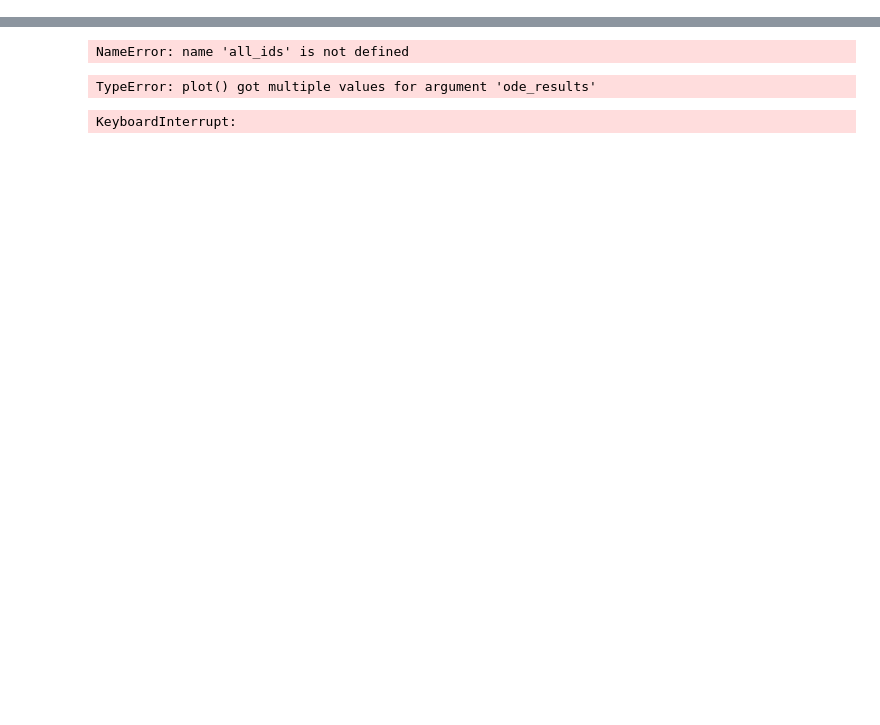
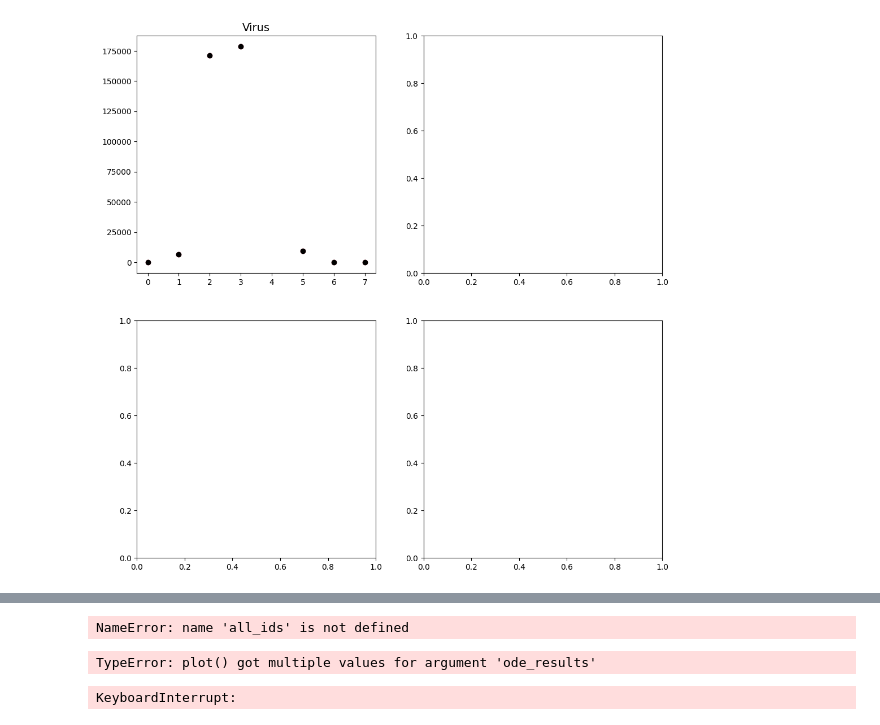
Before and after one commit to DoctorGoose/VirtualPatient, a Jupyter notebook: python/Patient_Generator.ipynb, the cells around one changed output, grey strips where cells are left out. Saved outputs shown, nothing was run; the diff lists cells and outputs as text; code cells hidden in the pictures; blank space fills up the shorter version.

```diff
--- a/python/Patient_Generator.ipynb
+++ b/python/Patient_Generator.ipynb
@@ -57,0 +1727,85 @@ df_Human_selected = df_Human_selected[['DAY', 'State', 'Metric', 'Value', 'Sampl
+# %%
+def sweep_plot(patients, subplot_config, sweep_patients=None):
+    t_span = patients.t_span
+    x_ticks = np.arange(t_span[0], t_span[-1] + 1, 1)
+    n_subplots = len(subplot_config)
+    n_rows, n_cols = int(np.ceil(np.sqrt(n_subplots))), int(np.ceil(n_subplots / np.sqrt(n_subplots)))
+    base_font_size = 12
+    all_mean_data = {}
+    all_std_data = {}
+
+    for config in subplot_config:
+        if config['data_key']:
+            mean_data, std_data = calculate_mean_patient_data(patients.patients, config['data_key'])
+            all_mean_data[config['data_key']] = mean_data
+            all_std_data[config['data_key']] = std_data
+
+    fig, axs = plt.subplots(n_rows, n_cols, figsize=(12, 12), squeeze=True)
+    axs = axs.flatten()
+
+    for patient_id, patient in patients.patients.items():
+        print(f"Patient {patient_id} SSE: {patient.sse}")
+
+        for i, config in enumerate(subplot_config):
+            ax = axs[i]
+            ax.set_title(config['title'], fontsize=base_font_size + 2)
+
+            if config['data_key']:
+                volunteer_data = patient.df.copy()
+                if config['data_scale'] is not None:
+                    volunteer_data[config['data_key']] *= config['data_scale']
+
+                ax.scatter(volunteer_data['DAY'], volunteer_data[config['data_key']], color=patient.color, alpha=1.0, zorder=5)
+
+                mean_data = all_mean_data[config['data_key']]
+                std_data = all_std_data[config['data_key']]
+
+                std_positive = std_data.copy()
+                std_negative = std_data.copy()
+
+                mean_values = 10 ** mean_data[config['data_key']]
+                std_positive_values = 10 ** (mean_data[config['data_key']] + std_positive[config['data_key']]) - mean_values
+                std_negative_values = mean_values - 10 ** np.maximum(mean_data[config['data_key']] - std_negative[config['data_key']], 0)
+
+                ax.errorbar(mean_data['DAY'], mean_values,
+                            yerr=[std_negative_values, std_positive_values], fmt='o', color='black', ecolor='gray', capsize=2, zorder=10)
+
+            if config['sol_key'] is not None:
+                if sweep_patients is not None:
+                    for j, sweep_result in enumerate(sweep_patients):
+                        sol_y = sweep_result[config['sol_key']]
+                        color = cmap(norm(patient.sse))
+                        ax.plot(t_span[:len(sol_y)], sol_y, color=color, alpha=0.5)
+                else:
+                    sol_t = patient.sol.t
+                    sol_y = patient.sol.y[config['sol_key']]
+                    ax.plot(sol_t, sol_y, color=patient.color, alpha=0.5)
+
+            if config['ylims']:
+                ax.set_ylim(config['ylims'])
+            ax.set_yscale('log')
+            y_low, y_high = ax.get_ylim()
+            if y_low < 1:
+                ax.set_ylim(bottom=1)
+            ax.set_xticks(x_ticks)
+            ax.set_xlim([-0.1, 10.1])
+
+            ax.margins(x=0.05)
+            ax.set_xlabel('Days Post Infection')
+            ax.set_ylabel('Level')
+
+        for j in range(i + 1, len(axs)):
+            axs[j].set_visible(False)
+
+    # color bar
+    if sweep_values is not None and sweep_results is not None:
+        cbar = fig.colorbar(sm, ax=axs, orientation='horizontal', pad=0.05, aspect=50)
+        cbar.set_label(f"SSE values", rotation=0, labelpad=0)
+        cbar.set_ticks(internal_ticks)
+        cbar.set_ticklabels(tick_labels)
+
+    plt.show()
+param = 'delta'
+sweep_patients = patients.sweep_parameter(param, num_points=10)
+sweep_plot(patients, subplot_configuration, sweep_patients=sweep_patients)
+# %% [output]
@@ -57,0 +1816 @@ df_Human_selected = df_Human_selected[['DAY', 'State', 'Metric', 'Value', 'Sampl
+[figure, added]
```
Also changed, not shown: parts of 16 cells of this notebook, 3 other files.
